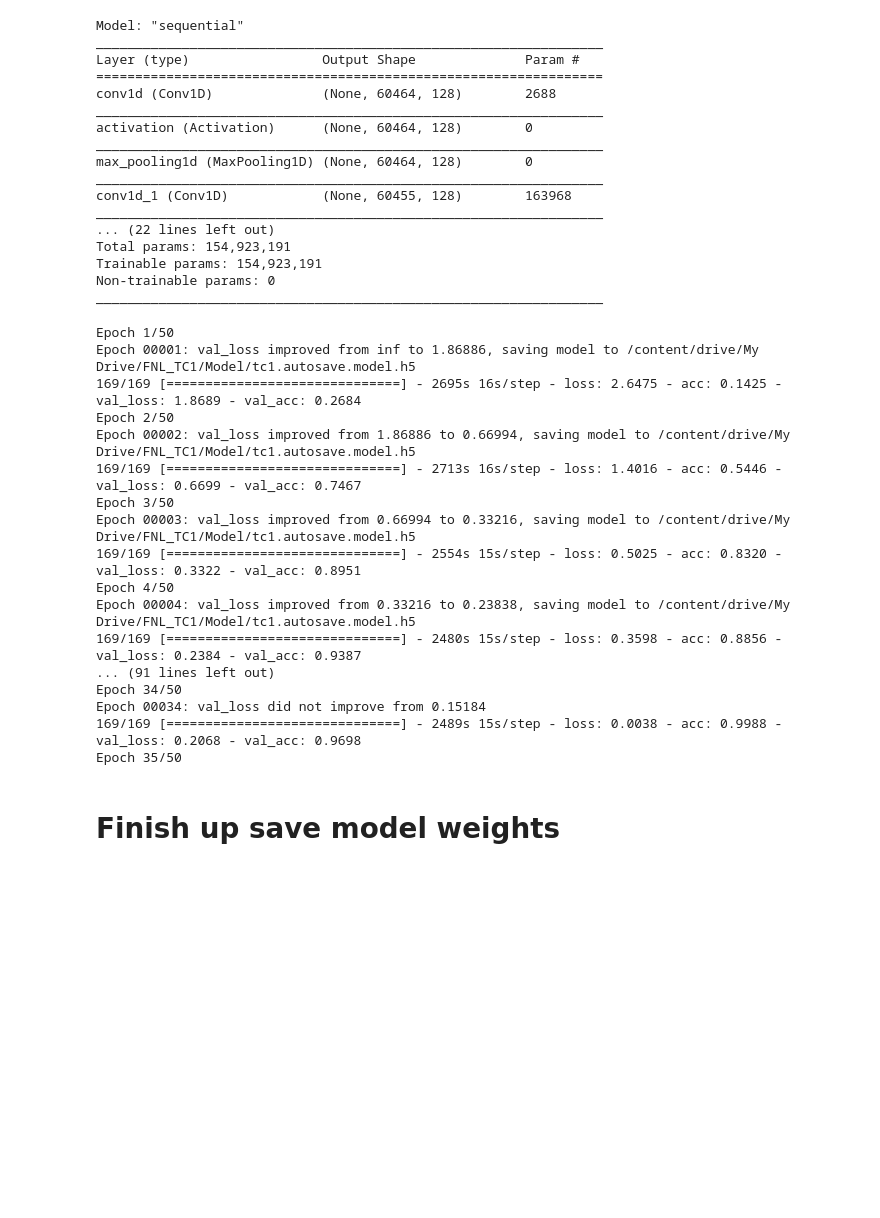
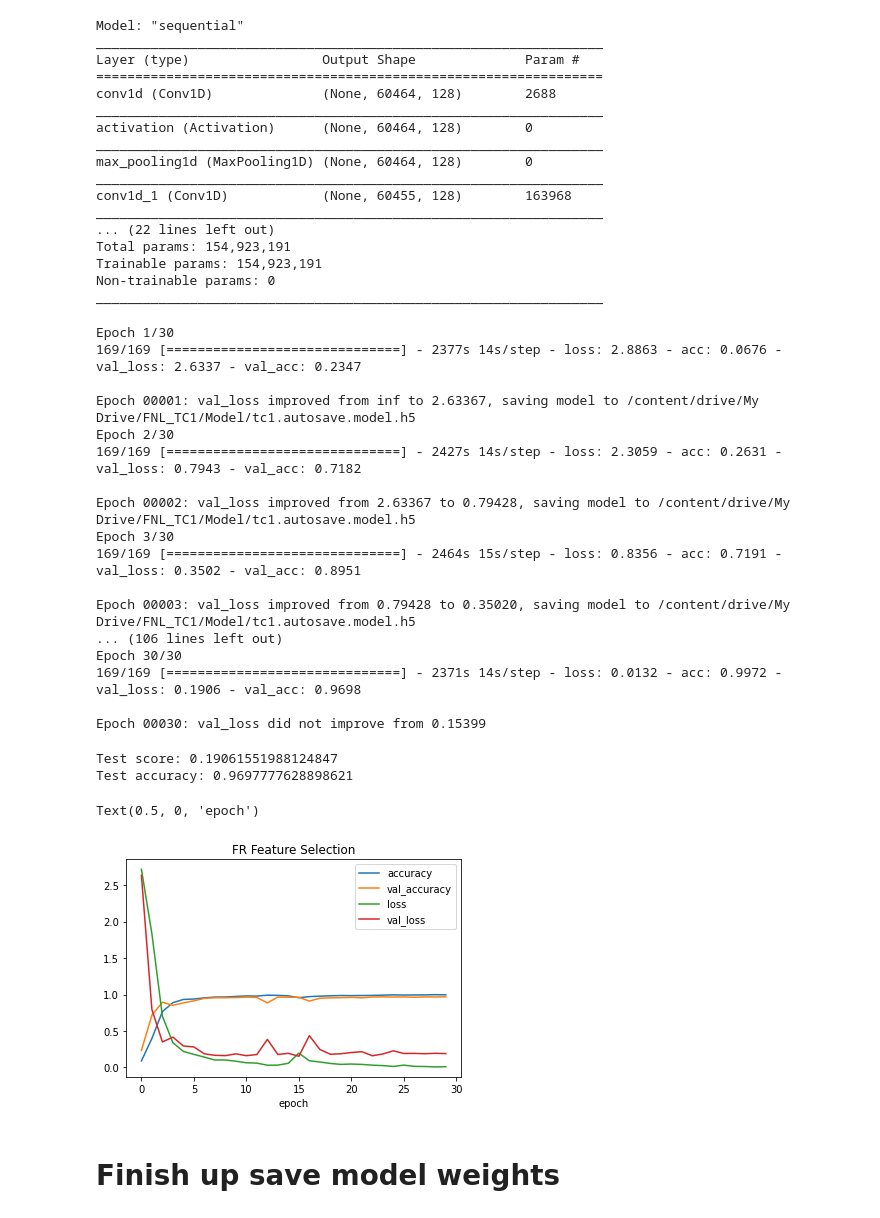
Before and after one commit to mengyaoo/FNL_GenesSelection, a Jupyter notebook: 04_TC1.ipynb, the cells around one changed output. Saved outputs shown, nothing was run; the diff lists cells and outputs as text; code cells hidden in the pictures; blank space fills up the shorter version.

```diff
--- a/04_TC1.ipynb
+++ b/04_TC1.ipynb
@@ -81,7 +81,7 @@ out_act='softmax'
 pool=[1, 10]
 # optimizer='sgd'
 shuffle = False
-epochs=50
+epochs=30
 
 optimizer = optimizers.SGD(lr=0.1)
 metrics = ['acc']
@@ -215,23 +215,26 @@ history = model.fit(X_train, Y_train, batch_size=batch_size,
 
 score = model.evaluate(X_test, Y_test, verbose=0)
 # %% [output]
-Epoch 1/50
-Epoch 00001: val_loss improved from inf to 1.86886, saving model to /content/drive/My Drive/FNL_TC1/Model/tc1.autosave.model.h5
-169/169 [==============================] - 2695s 16s/step - loss: 2.6475 - acc: 0.1425 - val_loss: 1.8689 - val_acc: 0.2684
-Epoch 2/50
-Epoch 00002: val_loss improved from 1.86886 to 0.66994, saving model to /content/drive/My Drive/FNL_TC1/Model/tc1.autosave.model.h5
-169/169 [==============================] - 2713s 16s/step - loss: 1.4016 - acc: 0.5446 - val_loss: 0.6699 - val_acc: 0.7467
-Epoch 3/50
-Epoch 00003: val_loss improved from 0.66994 to 0.33216, saving model to /content/drive/My Drive/FNL_TC1/Model/tc1.autosave.model.h5
-169/169 [==============================] - 2554s 15s/step - loss: 0.5025 - acc: 0.8320 - val_loss: 0.3322 - val_acc: 0.8951
-Epoch 4/50
-Epoch 00004: val_loss improved from 0.33216 to 0.23838, saving model to /content/drive/My Drive/FNL_TC1/Model/tc1.autosave.model.h5
-169/169 [==============================] - 2480s 15s/step - loss: 0.3598 - acc: 0.8856 - val_loss: 0.2384 - val_acc: 0.9387
-... (91 lines left out)
-Epoch 34/50
-Epoch 00034: val_loss did not improve from 0.15184
-169/169 [==============================] - 2489s 15s/step - loss: 0.0038 - acc: 0.9988 - val_loss: 0.2068 - val_acc: 0.9698
-Epoch 35/50
+Epoch 1/30
+169/169 [==============================] - 2377s 14s/step - loss: 2.8863 - acc: 0.0676 - val_loss: 2.6337 - val_acc: 0.2347
+
+Epoch 00001: val_loss improved from inf to 2.63367, saving model to /content/drive/My Drive/FNL_TC1/Model/tc1.autosave.model.h5
+Epoch 2/30
+169/169 [==============================] - 2427s 14s/step - loss: 2.3059 - acc: 0.2631 - val_loss: 0.7943 - val_acc: 0.7182
+
+Epoch 00002: val_loss improved from 2.63367 to 0.79428, saving model to /content/drive/My Drive/FNL_TC1/Model/tc1.autosave.model.h5
+Epoch 3/30
+169/169 [==============================] - 2464s 15s/step - loss: 0.8356 - acc: 0.7191 - val_loss: 0.3502 - val_acc: 0.8951
+
+Epoch 00003: val_loss improved from 0.79428 to 0.35020, saving model to /content/drive/My Drive/FNL_TC1/Model/tc1.autosave.model.h5
+... (106 lines left out)
+Epoch 30/30
+169/169 [==============================] - 2371s 14s/step - loss: 0.0132 - acc: 0.9972 - val_loss: 0.1906 - val_acc: 0.9698
+
+Epoch 00030: val_loss did not improve from 0.15399
 # %%
 print('Test score:', score[0])
 print('Test accuracy:', score[1])
+# %% [output]
+Test score: 0.19061551988124847
+Test accuracy: 0.9697777628898621
@@ -241,2 +241,13 @@ acc_val=np.mean(Y_pred==Y_val)
+# %%
+plt.plot(history.history['acc'],label="accuracy")
+plt.plot(history.history['val_acc'],label="val_accuracy")
+plt.plot(history.history['loss'],label="loss")
+plt.plot(history.history['val_loss'],label="val_loss")
+plt.legend()
+plt.title("FR Feature Selection")
+plt.xlabel('epoch')
+# %% [output]
+Text(0.5, 0, 'epoch')
+[figure, added]
 # %% [markdown]
 # Finish up save model weights
```
Also changed, not shown: parts of 6 cells of this notebook.
